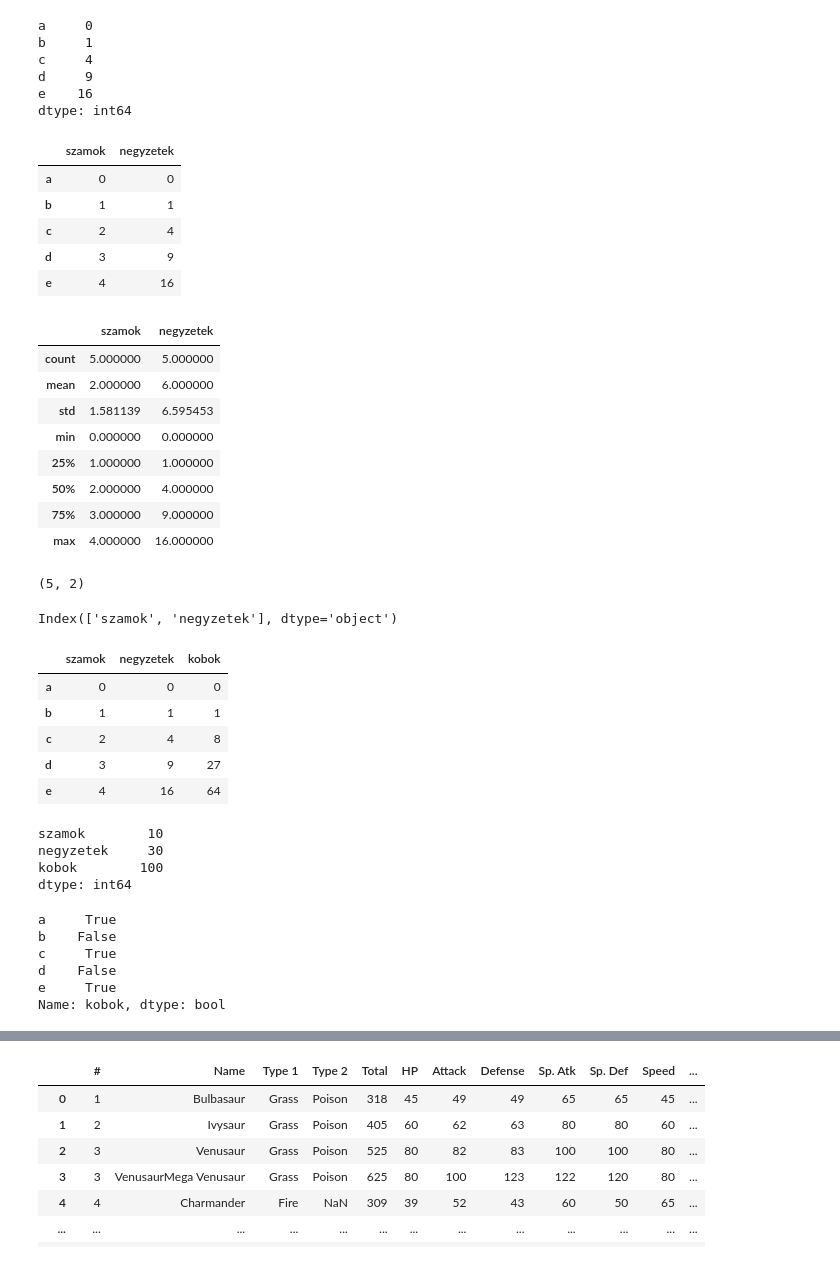
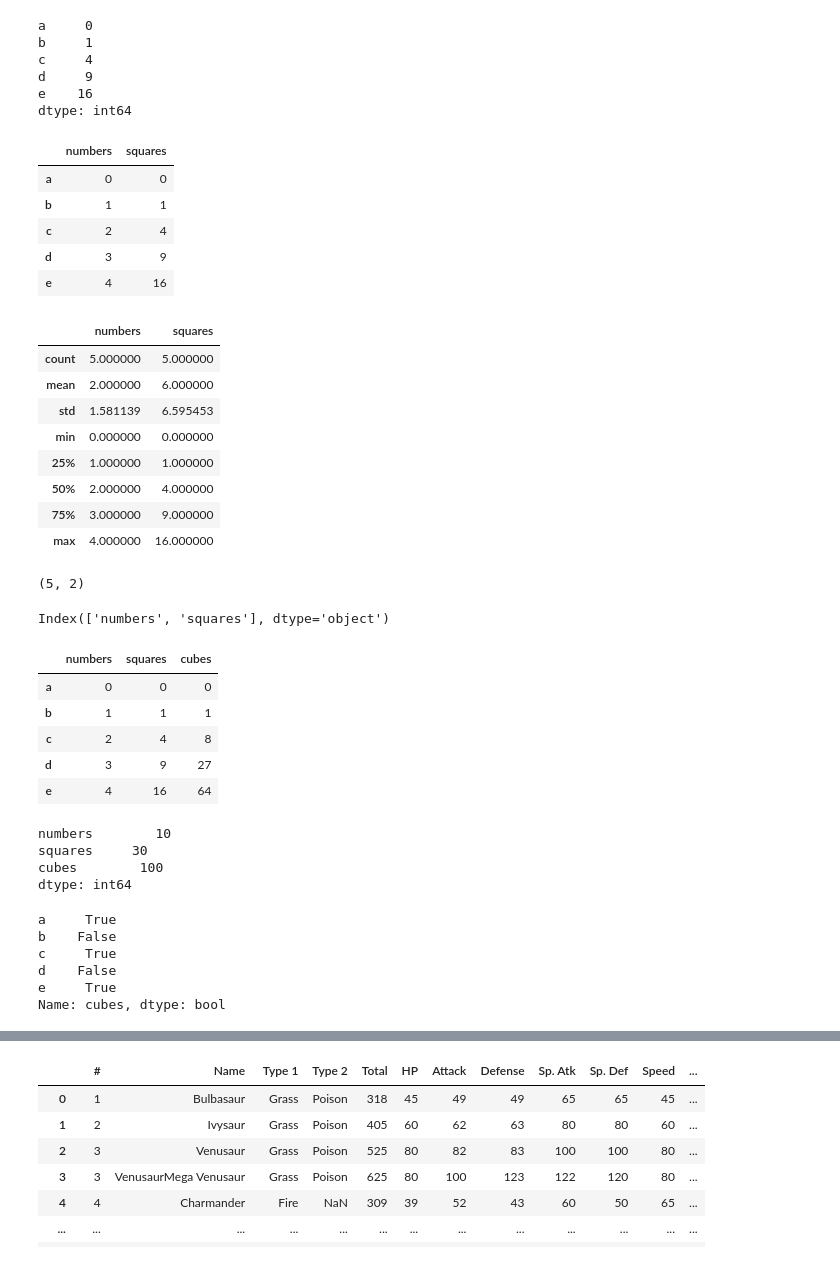
Before and after one commit to Abeldom/University, a Jupyter notebook: Data analysis/sklearn/1.practice.ipynb, the cells around one changed output, grey strips where cells are left out. Cells and saved outputs as stored; diff of their text form; code cells hidden in the pictures.

```diff
--- a/Data analysis/sklearn/1.practice.ipynb
+++ b/Data analysis/sklearn/1.practice.ipynb
@@ -61,10 +61,10 @@ d     9
 e    16
 dtype: int64
 # %%
-numbers_df=pd.DataFrame({'szamok':numbers,'negyzetek':numbers_sq})
+numbers_df=pd.DataFrame({'numbers':numbers,'squares':numbers_sq})
 numbers_df
 # %% [output]
-|  | szamok | negyzetek |
+|  | numbers | squares |
 | a | 0 | 0 |
 | b | 1 | 1 |
 | c | 2 | 4 |
@@ -73,7 +73,7 @@ numbers_df
 # %%
 numbers_df.describe()
 # %% [output]
-|  | szamok | negyzetek |
+|  | numbers | squares |
 | count | 5.000000 | 5.000000 |
 | mean | 2.000000 | 6.000000 |
 | std | 1.581139 | 6.595453 |
@@ -89,12 +89,12 @@ numbers_df.shape
 # %%
 numbers_df.columns
 # %% [output]
-Index(['szamok', 'negyzetek'], dtype='object')
+Index(['numbers', 'squares'], dtype='object')
 # %%
-numbers_df['kobok']=numbers_df.apply(lambda x:x['szamok']*x['negyzetek'],axis=1) #
+numbers_df['cubes']=numbers_df.apply(lambda x:x['numbers']*x['squares'],axis=1) #
 numbers_df
 # %% [output]
-|  | szamok | negyzetek | kobok |
+|  | numbers | squares | cubes |
 | a | 0 | 0 | 0 |
 | b | 1 | 1 | 1 |
 | c | 2 | 4 | 8 |
@@ -103,12 +103,12 @@ numbers_df
 # %%
 numbers_df.apply(lambda x:x.sum(),axis=0)
 # %% [output]
-szamok        10
-negyzetek     30
-kobok        100
+numbers        10
+squares     30
+cubes        100
 dtype: int64
 # %%
-idx = numbers_df['kobok']%2==0
+idx = numbers_df['cubes']%2==0
 idx
 # %% [output]
 a     True
@@ -116,7 +116,7 @@ b    False
 c     True
 d    False
 e     True
-Name: kobok, dtype: bool
+Name: cubes, dtype: bool
 # %%
 numbers_df[idx]
 # %% [output]
```
Also changed, not shown: parts of 10 cells of this notebook, 5 other files.
